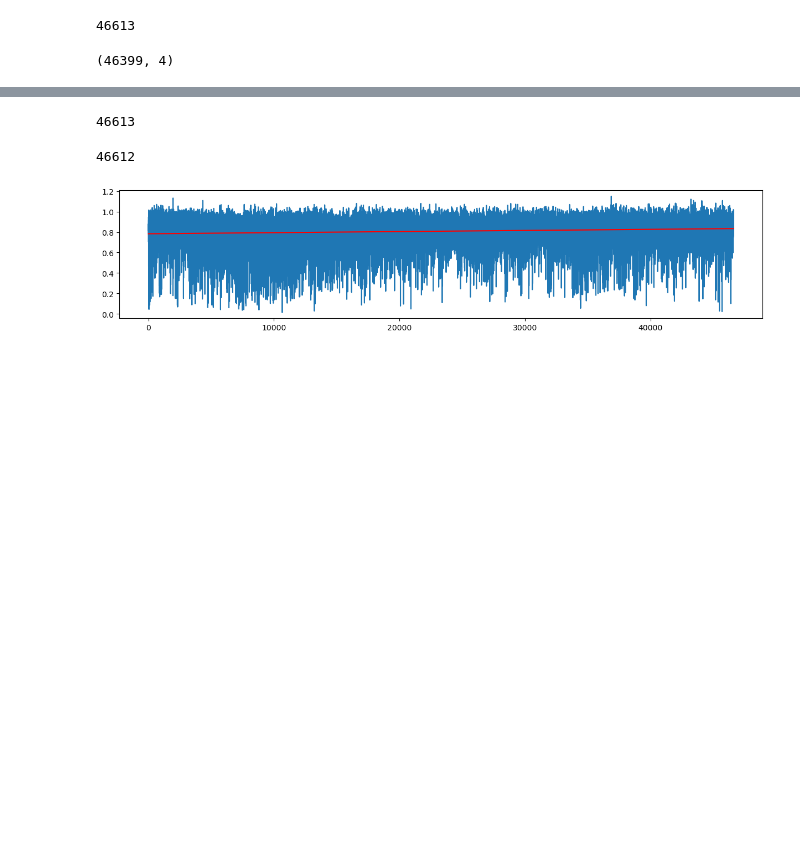
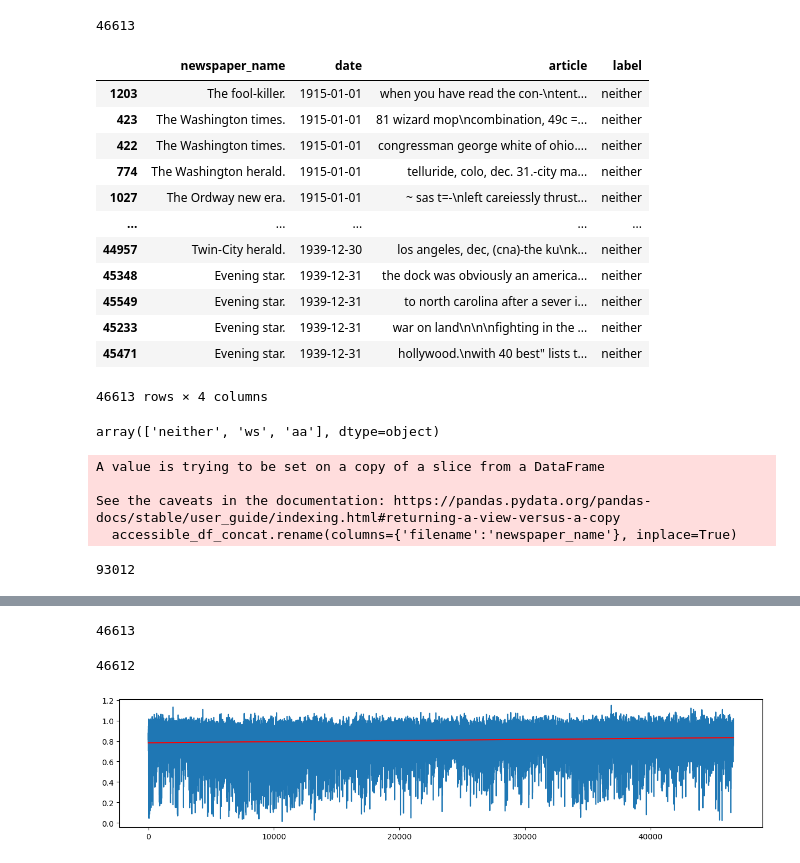
Before and after one commit to park-jay/kkk, a Jupyter notebook: doc2vec.ipynb, the cells around one changed output, grey strips where cells are left out. Saved outputs shown, nothing was run; the diff lists cells and outputs as text; code cells hidden in the pictures; blank space fills up the shorter version.

Commit message:
kkk-accessible

```diff
--- a/doc2vec.ipynb
+++ b/doc2vec.ipynb
@@ -51,4 +27,0 @@ def lemmatization(dataframe:pd.DataFrame()):
-# %%
-accessible_df.shape
-# %% [output]
-(46399, 4)
@@ -56,0 +28,20 @@ accessible_df_lemma=lemmatization(accessible_df)
+# %%
+second[['newspaper_name', 'date', 'article', 'label']]
+# %% [output]
+|  | newspaper_name | date | article | label |
+| 1203 | The fool-killer. | 1915-01-01 | when you have read the con-\ntent... | neither |
+| 423 | The Washington times. | 1915-01-01 | 81 wizard mop\ncombination, 49c =... | neither |
+| 422 | The Washington times. | 1915-01-01 | congressman george white of ohio.... | neither |
+| 774 | The Washington herald. | 1915-01-01 | telluride, colo, dec. 31.-city ma... | neither |
+| 1027 | The Ordway new era. | 1915-01-01 | ~ sas t=-\nleft careiessly thrust... | neither |
+| ... | ... | ... | ... | ... |
+| 44957 | Twin-City herald. | 1939-12-30 | los angeles, dec, (cna)-the ku\nk... | neither |
+| 45348 | Evening star. | 1939-12-31 | the dock was obviously an america... | neither |
+| 45549 | Evening star. | 1939-12-31 | to north carolina after a sever i... | neither |
+| 45233 | Evening star. | 1939-12-31 | war on land\n\n\nfighting in the ... | neither |
+| 45471 | Evening star. | 1939-12-31 | hollywood.\nwith 40 best" lists t... | neither |
+46613 rows × 4 columns
+# %%
+second['label'].unique()
+# %% [output]
+array(['neither', 'ws', 'aa'], dtype=object)
@@ -56,0 +50,8 @@ accessible_df_lemma=lemmatization(accessible_df)
+# %%
+accessible_df_concat = accessible_df[['filename', 'date', 'article', 'label']]
+accessible_df_concat.rename(columns={'filename':'newspaper_name'}, inplace=True)
+# %% [output]
+A value is trying to be set on a copy of a slice from a DataFrame
+
+See the caveats in the documentation: https://pandas.pydata.org/pandas-docs/stable/user_guide/indexing.html#returning-a-view-versus-a-copy
+  accessible_df_concat.rename(columns={'filename':'newspaper_name'}, inplace=True)
@@ -57,3 +60,8 @@ accessible_df_lemma=lemmatization(accessible_df)
+# %%
+data=concat_data['article']
+len(data)
+# %% [output]
+93012
 # %%
 tagged_data = [TaggedDocument(words=word_tokenize(doc.lower()), tags=[str(i)]) for i, doc in enumerate(data)]
 # %%
```
Also changed, not shown: parts of 9 cells of this notebook, 2 other files.
